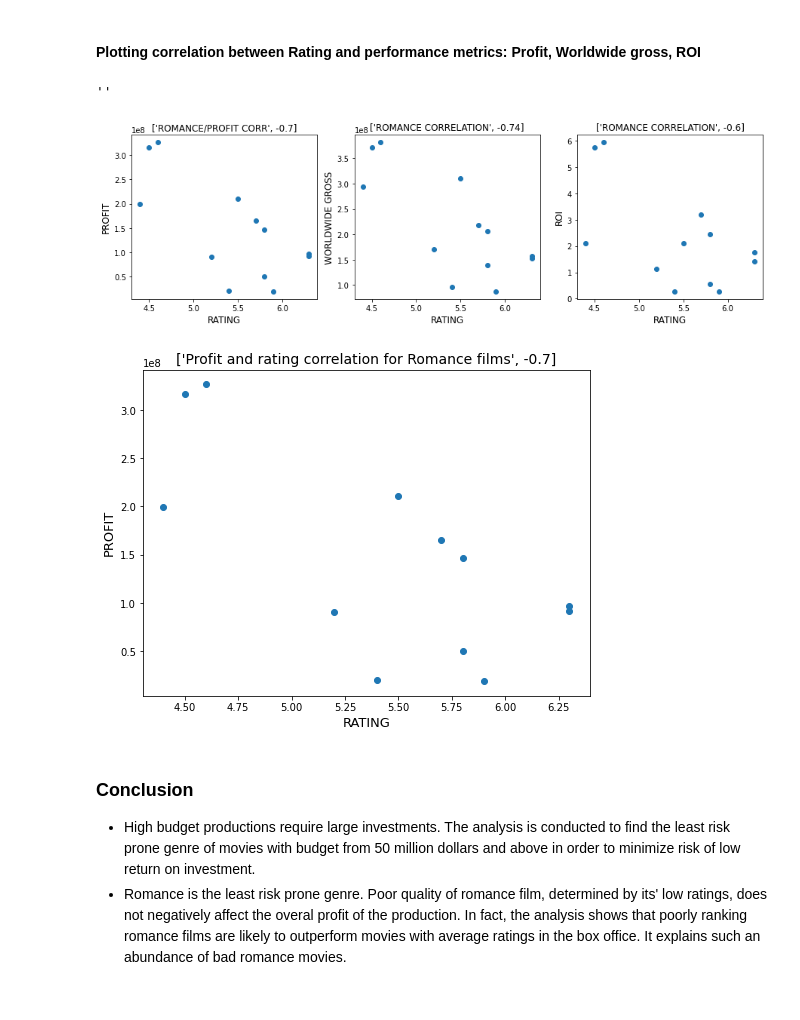
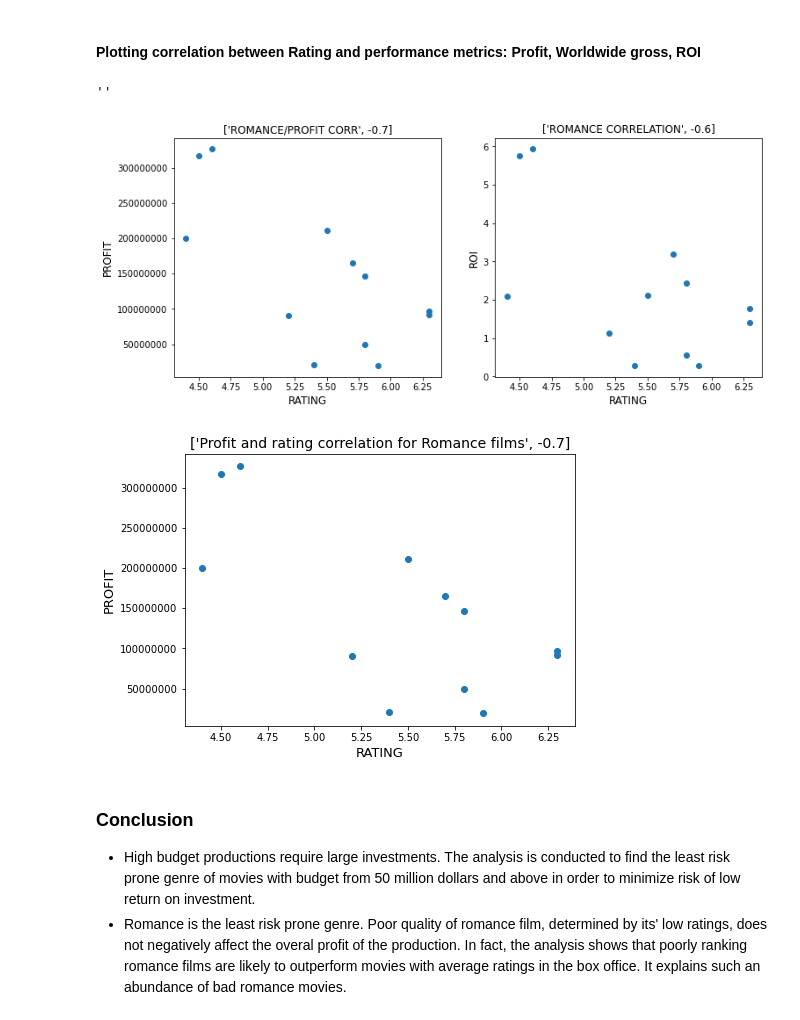
Before and after one commit to learn-co-curriculum/dsc-phase-1-project-v2-4, a Jupyter notebook: final_notebook.ipynb, the cells around one changed output. Saved outputs shown, nothing was run; the diff lists cells and outputs as text; code cells hidden in the pictures.

```diff
--- a/final_notebook.ipynb
+++ b/final_notebook.ipynb
@@ -670,39 +676,34 @@ low_ranking[low_ranking.genres=='Romance'].head()
 # %% [markdown]
 #### Plotting correlation between Rating and performance metrics: Profit, Worldwide gross, ROI
 # %%
-figure, (ax1, ax2, ax3) = plt.subplots(figsize=(15, 4), nrows=1, ncols=3)
+figure, (ax1, ax2) = plt.subplots(figsize=(12, 5), nrows=1, ncols=2)
 scatter_plot_title = 'ROMANCE CORRELATION'
 ax1.scatter(x= 'averagerating', y= 'profit', data = low_ranking[low_ranking['genres'] == 'Romance'])
 ax1.set_title(["ROMANCE/PROFIT CORR", low_ranking[low_ranking.genres=='Romance'].corr().loc['profit'][0].round(2)], fontsize=12)
 ax1.set_ylabel('PROFIT', fontsize=12)
 ax1.set_xlabel('RATING', fontsize=12)
+ax1.ticklabel_format(style='plain')
 
-
-
-ax2.scatter(x= 'averagerating', y= 'worldwide_gross', data = low_ranking[low_ranking['genres'] == 'Romance'])
-ax2.set_title([scatter_plot_title, low_ranking[low_ranking.genres=='Romance'].corr().loc['worldwide_gross'][0].round(2)], fontsize=12)
-ax2.set_ylabel('WORLDWIDE GROSS', fontsize=12)
+ax2.scatter(x= 'averagerating', y= 'roi', data = low_ranking[low_ranking['genres'] == 'Romance'])
+ax2.set_title([scatter_plot_title, low_ranking[low_ranking.genres=='Romance'].corr().loc['roi'][0].round(2)], fontsize=12)
+ax2.set_ylabel('ROI', fontsize=12)
 ax2.set_xlabel('RATING', fontsize=12)
-
-
-ax3.scatter(x= 'averagerating', y= 'roi', data = low_ranking[low_ranking['genres'] == 'Romance'])
-ax3.set_title([scatter_plot_title, low_ranking[low_ranking.genres=='Romance'].corr().loc['roi'][0].round(2)], fontsize=12)
-ax3.set_ylabel('ROI', fontsize=12)
-ax3.set_xlabel('RATING', fontsize=12)
+ax2.ticklabel_format(style='plain')
 
 
 
 ;
 # %% [output]
 ''
-[figure, old version]
+[figure, new version]
 # %%
-figure, ax1 = plt.subplots(figsize=(8, 6))
+figure, ax1 = plt.subplots(figsize=(7, 5))
 scatter_plot_title = 'Profit and rating correlation for Romance films'
 ax1.scatter(x= 'averagerating', y= 'profit', data = low_ranking[low_ranking['genres'] == 'Romance'])
 ax1.set_title([scatter_plot_title, low_ranking[low_ranking.genres=='Romance'].corr().loc['profit'][0].round(2)], fontsize=14)
 ax1.set_ylabel('PROFIT', fontsize=13)
 ax1.set_xlabel('RATING', fontsize=13)
+ax1.ticklabel_format(style='plain')
 
 # #calculate equation for trendline
 # z, d = np.polyfit(low_ranking.averagerating, low_ranking.profit, 1)
@@ -712,7 +713,7 @@ ax1.set_xlabel('RATING', fontsize=13)
 # plt.plot(low_ranking.averagerating, z*(low_ranking.averagerating) + d)
 plt.savefig("visualization_images/Profit and rating correlation");
 # %% [output]
-[figure, old version]
+[figure, new version]
 # %% [markdown]
 ### Conclusion
 * High budget productions require large investments. The analysis is conducted to find the least risk prone genre of movies with budget from 50 million dollars and above in order to minimize risk of low return on investment.
```
Also changed, not shown: parts of 11 cells of this notebook.
